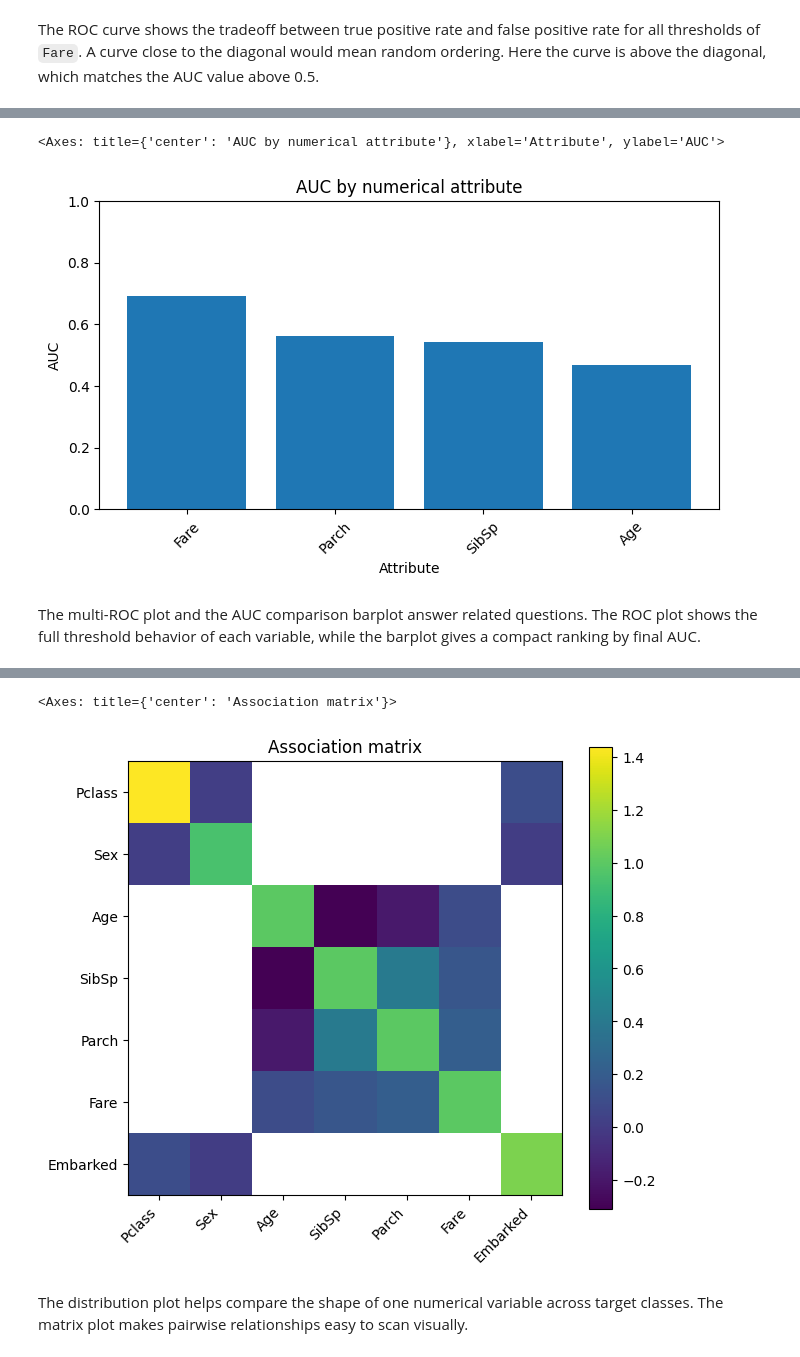
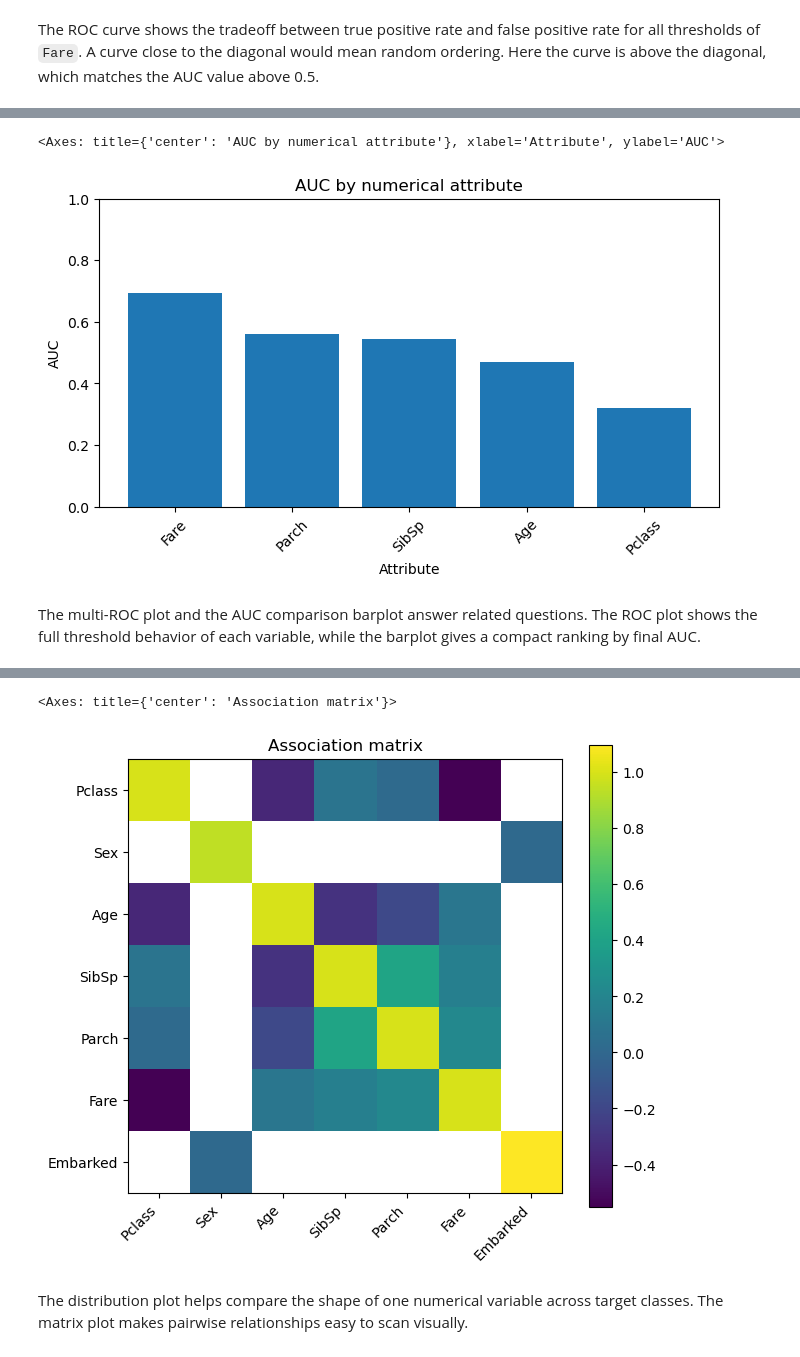
Before and after one commit to abarrenap/sme-dataprep-python, a Jupyter notebook: usage_examples.ipynb, the cells around one changed output, grey strips where cells are left out. Cells and saved outputs as stored; diff of their text form; code cells hidden in the pictures.

```diff
--- a/usage_examples.ipynb
+++ b/usage_examples.ipynb
@@ -82,7 +24,7 @@ We keep a small set of columns so that the outputs are easy to interpret. The ta
 # %%
 raw_data = pd.read_csv("data/titanic/train.csv")
 
-analysis_data = raw_data[[
+VARIABLES = [
     "Survived",
     "Pclass",
     "Sex",
@@ -91,13 +33,13 @@ analysis_data = raw_data[[
     "Parch",
     "Fare",
     "Embarked",
-]].copy()
+    ]
+TARGET = "Survived"
 
-analysis_data["Pclass"] = analysis_data["Pclass"].astype("category")
-analysis_data["Survived"] = analysis_data["Survived"].astype(int)
 
-dataset = DataPrepDataset(analysis_data, target="Survived")
-analysis_data.head()
+
+dataset = prep.DataPrepDataset.from_csv("data/titanic/train.csv", target=TARGET, variables=VARIABLES)
+dataset.data.head()
 # %% [output]
 |  | Survived | Pclass | Sex | Age | SibSp | Parch | Fare | Embarked |
 | 0 | 0 | 3 | male | 22.0 | 1 | 0 | 7.2500 | S |
@@ -268,8 +211,8 @@ filtered_by_auc.head()
 # %% [markdown]
 The filtered dataset keeps only variables that pass the selected metric threshold. With an AUC threshold of 0.55, the retained variables are the ones that show at least modest separation between the two classes.
 # %%
-association_features = analysis_data[["Pclass", "Sex", "Age", "SibSp", "Parch", "Fare", "Embarked"]]
-matrix = association_matrix(association_features)
+association_features = dataset.data[["Pclass", "Sex", "Age", "SibSp", "Parch", "Fare", "Embarked"]]
+matrix = prep.association_matrix(association_features)
 matrix
 # %% [output]
 |  | Pclass | Sex | Age | SibSp | Parch | Fare | Embarked |
@@ -299,8 +242,8 @@ plot_roc_curves(analysis_data, target="Survived", columns=["Age", "Fare", "SibSp
 # %%
-compare_auc_values(analysis_data, target="Survived", positive_class=1)
+prep.compare_auc_values(dataset.data, target="Survived", positive_class=1)
 # %% [output]
 <Axes: title={'center': 'AUC by numerical attribute'}, xlabel='Attribute', ylabel='AUC'>
-[figure, old version]
+[figure, new version]
 # %% [markdown]
 The multi-ROC plot and the AUC comparison barplot answer related questions. The ROC plot shows the full threshold behavior of each variable, while the barplot gives a compact ranking by final AUC.
 # %%
@@ -309,10 +252,10 @@ plot_variable_distribution(analysis_data, variable="Fare", target="Survived", by
 <Axes: title={'center': 'Distribution of Fare'}, xlabel='Fare', ylabel='Density'>
 [figure]
 # %%
-plot_association_matrix(matrix)
+prep.plot_association_matrix(matrix)
 # %% [output]
 <Axes: title={'center': 'Association matrix'}>
-[figure, old version]
+[figure, new version]
 # %% [markdown]
 The distribution plot helps compare the shape of one numerical variable across target classes. The matrix plot makes pairwise relationships easy to scan visually.
 # %% [markdown]
```
Also changed, not shown: parts of 32 cells of this notebook, 5 other files.
